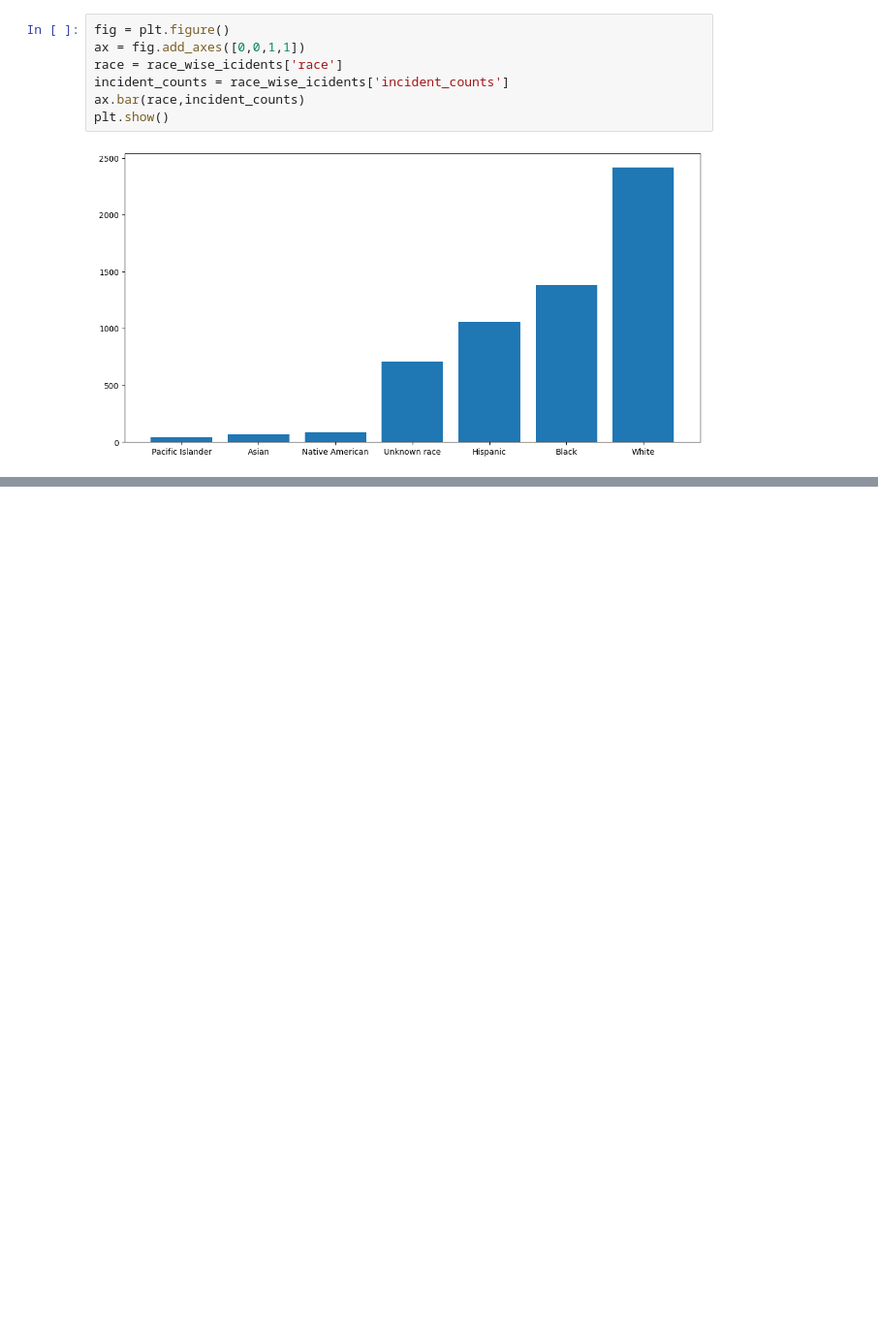
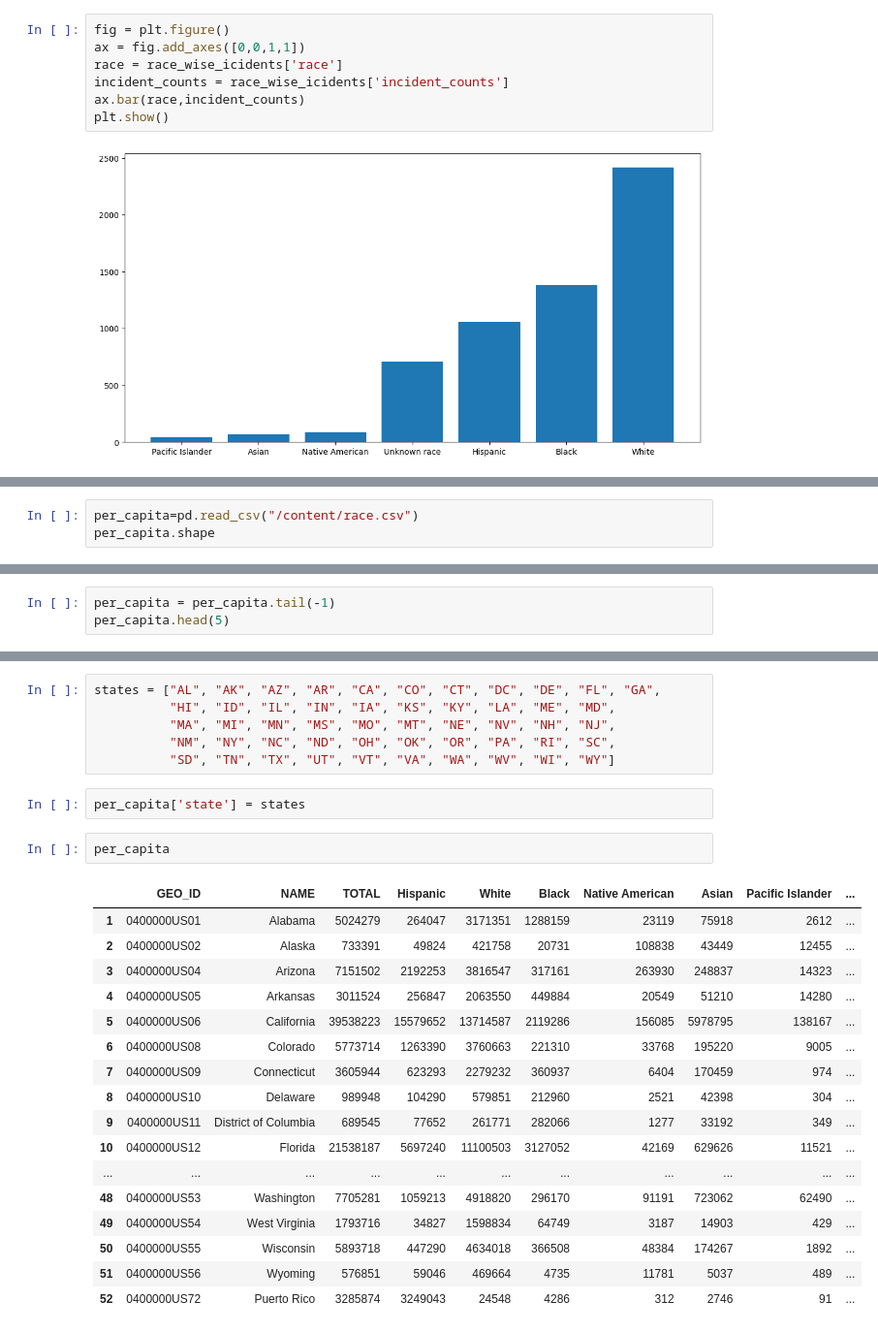
Before and after one commit to Harshinikavuru/amazon-scraper, a Jupyter notebook: Police_killings.ipynb, the cells around one changed output, grey strips where cells are left out. Shown at 97% size. Saved outputs shown, nothing was run; the diff lists cells and outputs as text; blank space fills up the shorter version.

```diff
--- a/Police_killings.ipynb
+++ b/Police_killings.ipynb
@@ -426,0 +604,3 @@ for i in races:
+# %%
+per_capita=pd.read_csv("/content/race.csv")
+per_capita.shape
@@ -426,0 +618,3 @@ for i in races:
+# %%
+per_capita = per_capita.tail(-1)
+per_capita.head(5)
@@ -426,0 +628,28 @@ for i in races:
+# %%
+states = ["AL", "AK", "AZ", "AR", "CA", "CO", "CT", "DC", "DE", "FL", "GA",
+          "HI", "ID", "IL", "IN", "IA", "KS", "KY", "LA", "ME", "MD",
+          "MA", "MI", "MN", "MS", "MO", "MT", "NE", "NV", "NH", "NJ",
+          "NM", "NY", "NC", "ND", "OH", "OK", "OR", "PA", "RI", "SC",
+          "SD", "TN", "TX", "UT", "VT", "VA", "WA", "WV", "WI", "WY"]
+# %%
+per_capita['state'] = states
+# %%
+per_capita
+# %% [output]
+|  | GEO_ID | NAME | TOTAL | Hispanic | White | Black | Native American | Asian | Pacific Islander | ... |
+| 1 | 0400000US01 | Alabama | 5024279 | 264047 | 3171351 | 1288159 | 23119 | 75918 | 2612 | ... |
+| 2 | 0400000US02 | Alaska | 733391 | 49824 | 421758 | 20731 | 108838 | 43449 | 12455 | ... |
+| 3 | 0400000US04 | Arizona | 7151502 | 2192253 | 3816547 | 317161 | 263930 | 248837 | 14323 | ... |
+| 4 | 0400000US05 | Arkansas | 3011524 | 256847 | 2063550 | 449884 | 20549 | 51210 | 14280 | ... |
+| 5 | 0400000US06 | California | 39538223 | 15579652 | 13714587 | 2119286 | 156085 | 5978795 | 138167 | ... |
+| 6 | 0400000US08 | Colorado | 5773714 | 1263390 | 3760663 | 221310 | 33768 | 195220 | 9005 | ... |
+| 7 | 0400000US09 | Connecticut | 3605944 | 623293 | 2279232 | 360937 | 6404 | 170459 | 974 | ... |
+| 8 | 0400000US10 | Delaware | 989948 | 104290 | 579851 | 212960 | 2521 | 42398 | 304 | ... |
+| 9 | 0400000US11 | District of Columbia | 689545 | 77652 | 261771 | 282066 | 1277 | 33192 | 349 | ... |
+| 10 | 0400000US12 | Florida | 21538187 | 5697240 | 11100503 | 3127052 | 42169 | 629626 | 11521 | ... |
+| ... | ... | ... | ... | ... | ... | ... | ... | ... | ... | ... |
+| 48 | 0400000US53 | Washington | 7705281 | 1059213 | 4918820 | 296170 | 91191 | 723062 | 62490 | ... |
+| 49 | 0400000US54 | West Virginia | 1793716 | 34827 | 1598834 | 64749 | 3187 | 14903 | 429 | ... |
+| 50 | 0400000US55 | Wisconsin | 5893718 | 447290 | 4634018 | 366508 | 48384 | 174267 | 1892 | ... |
+| 51 | 0400000US56 | Wyoming | 576851 | 59046 | 469664 | 4735 | 11781 | 5037 | 489 | ... |
+| 52 | 0400000US72 | Puerto Rico | 3285874 | 3249043 | 24548 | 4286 | 312 | 2746 | 91 | ... |
```
Also changed, not shown: parts of 32 cells of this notebook.
